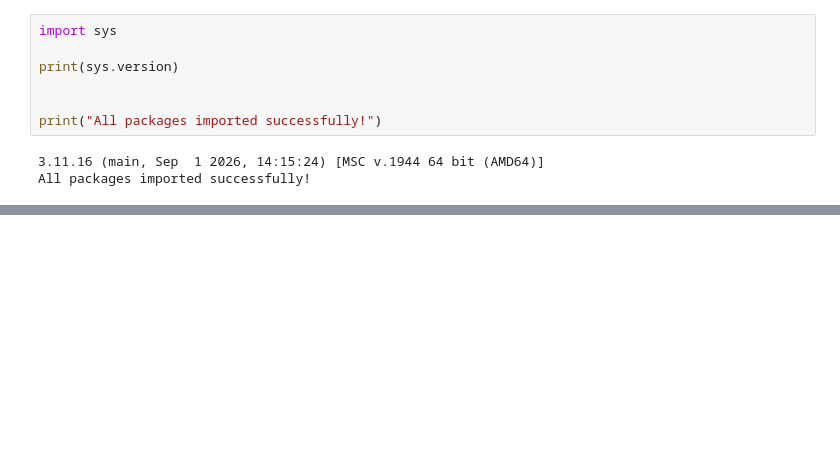
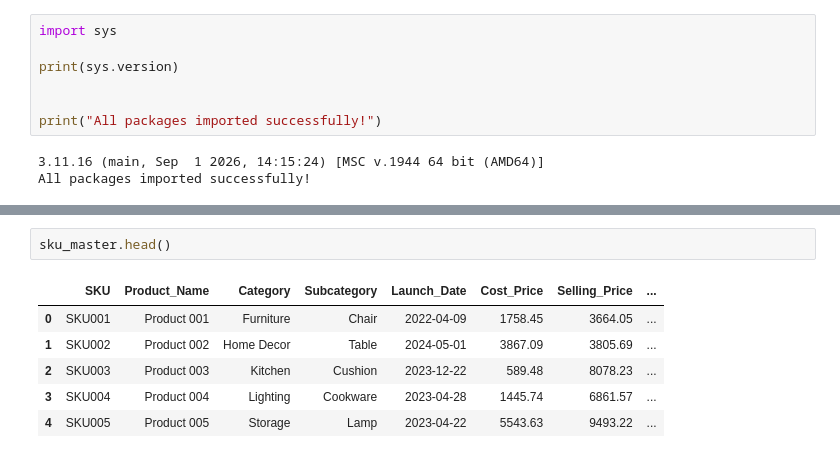
Before and after one commit to Pluto-11/FORESIGHT, a Jupyter notebook: notebooks/01_data_quality_check.ipynb, the cells around one changed output, grey strips where cells are left out. Cells and saved outputs as stored; diff of their text form; blank space fills up the shorter version.

```diff
--- a/notebooks/01_data_quality_check.ipynb
+++ b/notebooks/01_data_quality_check.ipynb
@@ -30,0 +29,9 @@ wcwidth                 0.8.3
+# %%
+sku_master.head()
+# %% [output]
+|  | SKU | Product_Name | Category | Subcategory | Launch_Date | Cost_Price | Selling_Price | ... |
+| 0 | SKU001 | Product 001 | Furniture | Chair | 2022-04-09 | 1758.45 | 3664.05 | ... |
+| 1 | SKU002 | Product 002 | Home Decor | Table | 2024-05-01 | 3867.09 | 3805.69 | ... |
+| 2 | SKU003 | Product 003 | Kitchen | Cushion | 2023-12-22 | 589.48 | 8078.23 | ... |
+| 3 | SKU004 | Product 004 | Lighting | Cookware | 2023-04-28 | 1445.74 | 6861.57 | ... |
+| 4 | SKU005 | Product 005 | Storage | Lamp | 2023-04-22 | 5543.63 | 9493.22 | ... |
```
Also changed, not shown: parts of 24 cells of this notebook.
